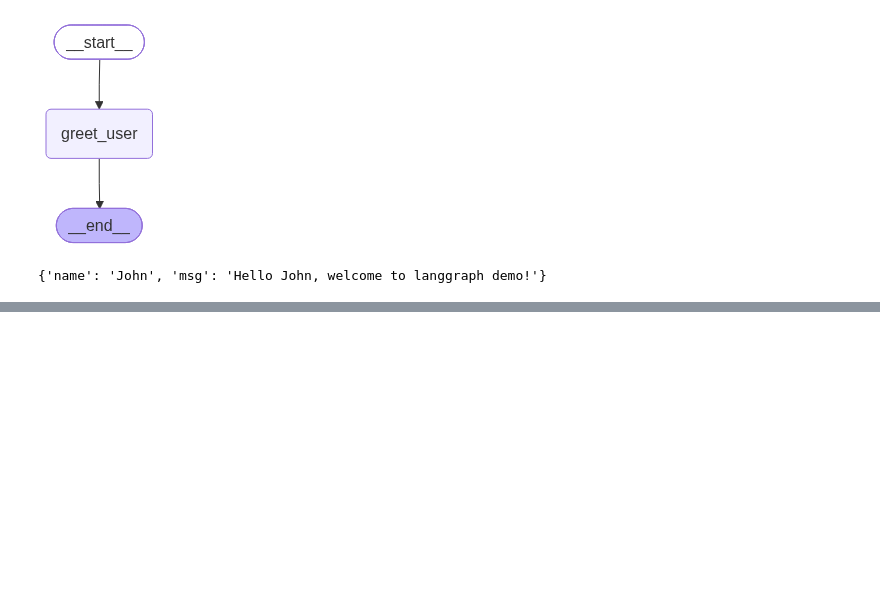
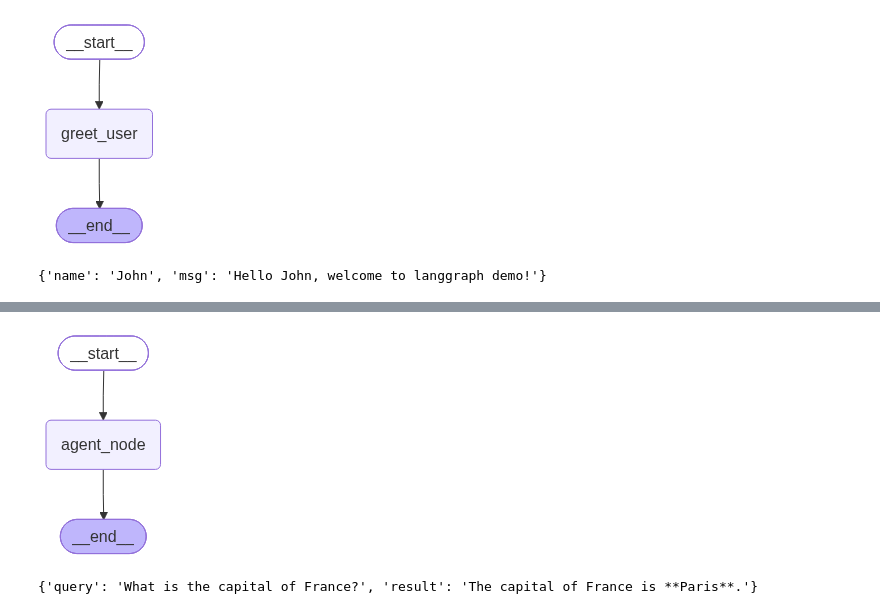
Before and after one commit to yatvikit/Genaiclass, a Jupyter notebook: class1.ipynb, the cells around one changed output, grey strips where cells are left out. Saved outputs shown, nothing was run; the diff lists cells and outputs as text; code cells hidden in the pictures; blank space fills up the shorter version.

```diff
--- a/class1.ipynb
+++ b/class1.ipynb
@@ -1371,0 +1421,24 @@ print(res)
+# %%
+def agent_node(state: State):
+    agent=create_agent(
+        model=llm,
+        tools=[],
+        system_prompt="you are a helpful agent to answer user queries"
+    )
+    res=agent.invoke({"messages":[("human",state["query"])]})
+    return {"result":res["messages"][-1].content}
+# %%
+builder1=StateGraph(State)
+builder1.add_node("agent_node",agent_node)
+builder1.add_edge(START,"agent_node")
+builder1.add_edge("agent_node",END)
+graph=builder1.compile()
+# %%
+graph
+# %% [output]
+[figure, added]
+# %%
+res=graph.invoke({"query":"What is the capital of France?"})
+print(res)
+# %% [output]
+{'query': 'What is the capital of France?', 'result': 'The capital of France is **Paris**.'}
```
Also changed, not shown: parts of 24 cells of this notebook.
